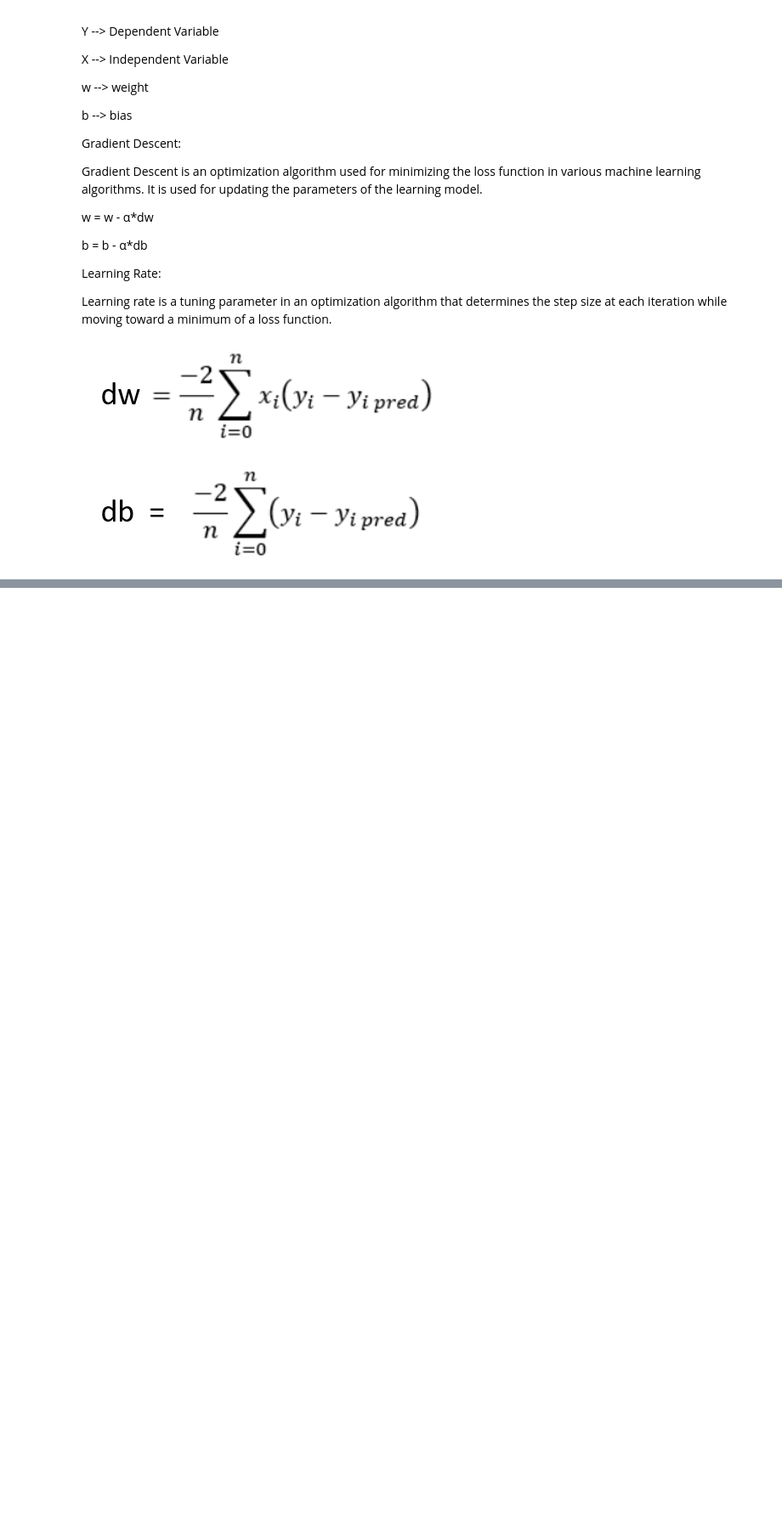
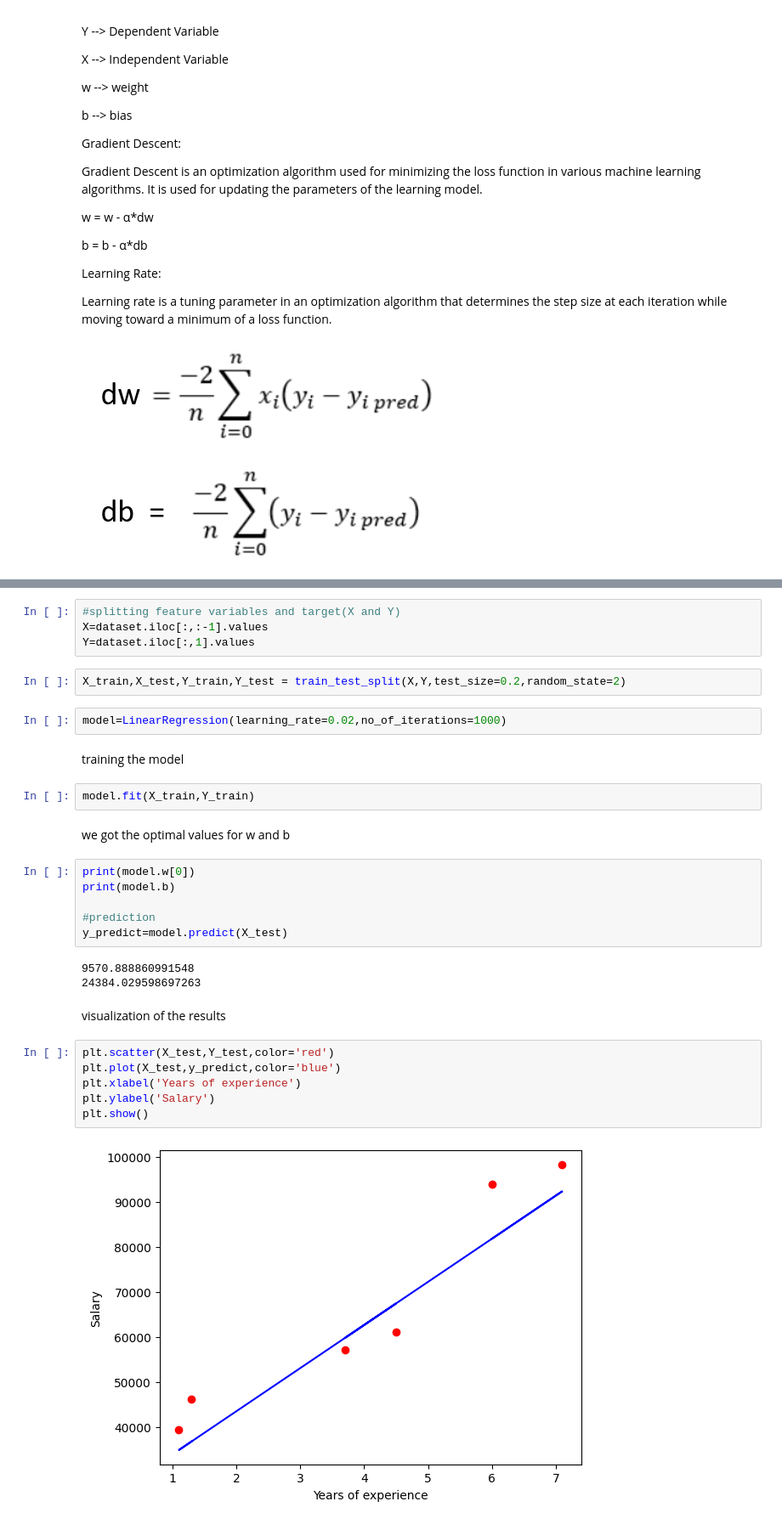
Before and after one commit to Sairaj-97/Machine-Learning, a Jupyter notebook: Linear_Regression.ipynb, the cells around one changed output, grey strips where cells are left out. Shown at 85% size. Saved outputs shown, nothing was run; the diff lists cells and outputs as text; blank space fills up the shorter version.

```diff
--- a/Linear_Regression.ipynb
+++ b/Linear_Regression.ipynb
@@ -62,0 +79,33 @@ class LinearRegression:
+# %%
+#splitting feature variables and target(X and Y)
+X=dataset.iloc[:,:-1].values
+Y=dataset.iloc[:,1].values
+# %%
+X_train,X_test,Y_train,Y_test = train_test_split(X,Y,test_size=0.2,random_state=2)
+# %%
+model=LinearRegression(learning_rate=0.02,no_of_iterations=1000)
+# %% [markdown]
+training the model
+# %%
+model.fit(X_train,Y_train)
+# %% [markdown]
+we got the optimal values for w and b
+# %%
+print(model.w[0])
+print(model.b)
+
+#prediction
+y_predict=model.predict(X_test)
+# %% [output]
+9570.888860991548
+24384.029598697263
+# %% [markdown]
+visualization of the results
+# %%
+plt.scatter(X_test,Y_test,color='red')
+plt.plot(X_test,y_predict,color='blue')
+plt.xlabel('Years of experience')
+plt.ylabel('Salary')
+plt.show()
+# %% [output]
+[figure, added]
```
Also changed, not shown: parts of 4 cells of this notebook.
